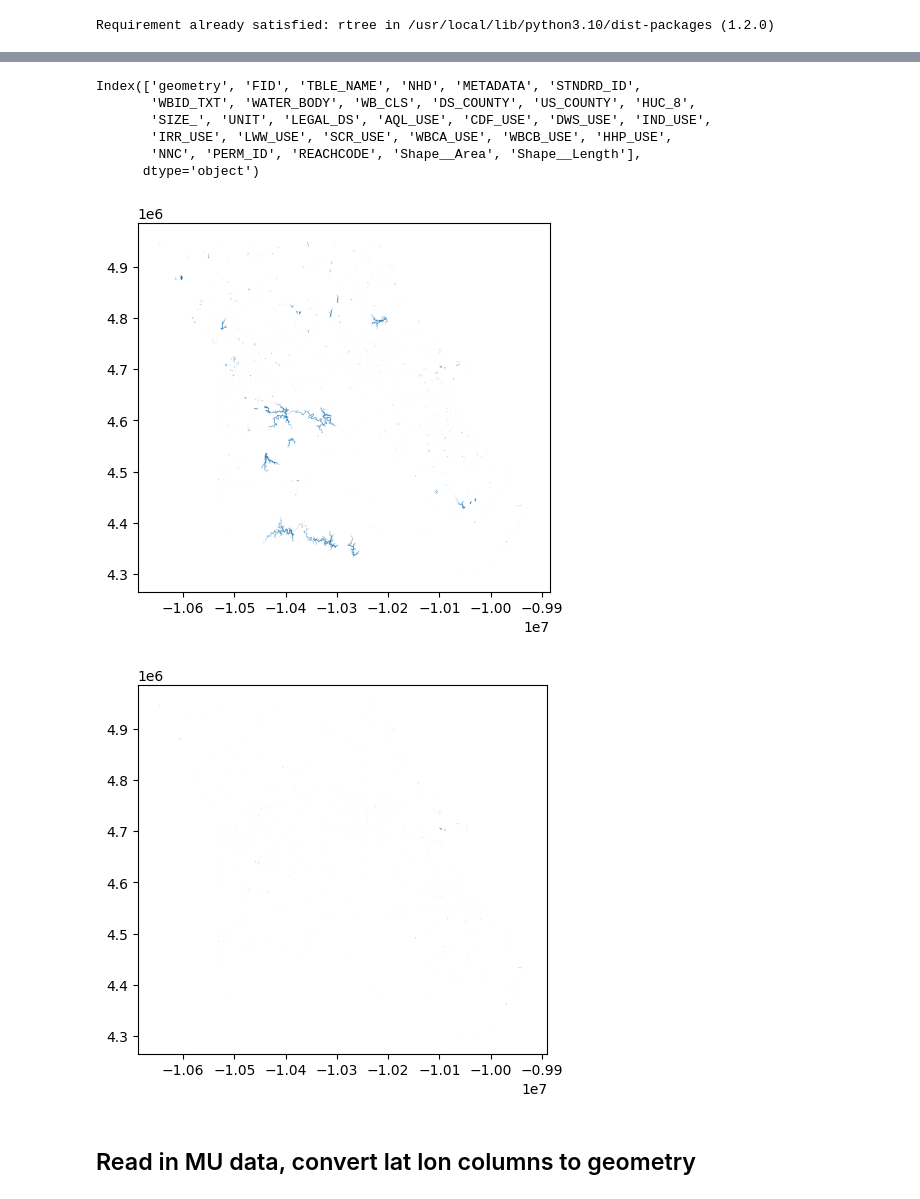
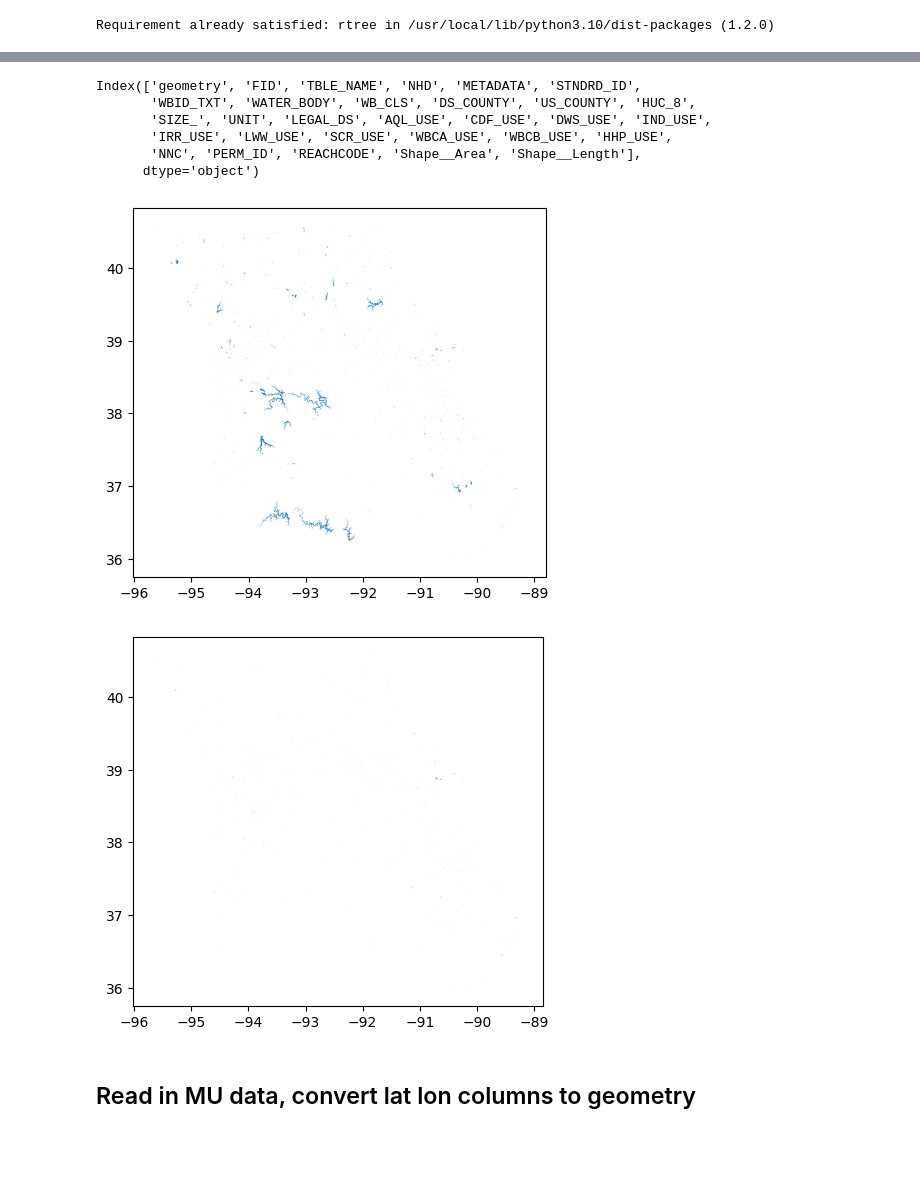
Before and after one commit to gsilsbe/Missouri_Reservoirs, a Jupyter notebook: match_MU_to_DNR_WBID_7630.ipynb, the cells around one changed output, grey strips where cells are left out. Saved outputs shown, nothing was run; the diff lists cells and outputs as text; code cells hidden in the pictures; blank space fills up the shorter version.

```diff
--- a/match_MU_to_DNR_WBID_7630.ipynb
+++ b/match_MU_to_DNR_WBID_7630.ipynb
@@ -29,41 +29,41 @@ warnings.filterwarnings("ignore",category=RuntimeWarning)
 MO_DNR = gpd.read_file("MO_2020_WQS_Lake_Classification_and_Use.geojson", driver='GeoJSON')
 MO_DNR = MO_DNR.drop(columns="EVENTDAT").drop(columns="REACHSMDAT").round(0)
 MO_DNR_7630 = MO_DNR[MO_DNR["WATER_BODY"] =="100K Extent-Remaining Lakes"]
-MO_DNR = MO_DNR.to_crs(crs=3857)
-MO_DNR_7630 = MO_DNR_7630.to_crs(crs=3857)
+MO_DNR = MO_DNR.to_crs(crs=4326)
+MO_DNR_7630 = MO_DNR_7630.to_crs(crs=4326)
 MO_DNR = MO_DNR.dissolve(by="WBID")
 # Plot
 MO_DNR.plot()
 MO_DNR_7630.plot()
 
 # Column names
 MO_DNR.keys()
 # %% [output]
 WARNING:fiona.ogrext:Expecting property name enclosed in double quotes: line 1 column 2 (char 1)
 WARNING:fiona.ogrext:Expecting property name enclosed in double quotes: line 1 column 2 (char 1)
 WARNING:fiona.ogrext:Expecting property name enclosed in double quotes: line 1 column 2 (char 1)
 WARNING:fiona.ogrext:Expecting property name enclosed in double quotes: line 1 column 2 (char 1)
 WARNING:fiona.ogrext:Expecting property name enclosed in double quotes: line 1 column 2 (char 1)
 WARNING:fiona.ogrext:Expecting property name enclosed in double quotes: line 1 column 2 (char 1)
 WARNING:fiona.ogrext:Expecting property name enclosed in double quotes: line 1 column 2 (char 1)
 WARNING:fiona.ogrext:Expecting property name enclosed in double quotes: line 1 column 2 (char 1)
 WARNING:fiona.ogrext:Expecting property name enclosed in double quotes: line 1 column 2 (char 1)
 WARNING:fiona.ogrext:Expecting property name enclosed in double quotes: line 1 column 2 (char 1)
 WARNING:fiona.ogrext:Expecting property name enclosed in double quotes: line 1 column 2 (char 1)
 WARNING:fiona.ogrext:Expecting property name enclosed in double quotes: line 1 column 2 (char 1)
 ... (858 lines left out)
 WARNING:fiona.ogrext:Expecting property name enclosed in double quotes: line 1 column 2 (char 1)
 WARNING:fiona.ogrext:Expecting property name enclosed in double quotes: line 1 column 2 (char 1)
 WARNING:fiona.ogrext:Expecting property name enclosed in double quotes: line 1 column 2 (char 1)
 WARNING:fiona.ogrext:Expecting property name enclosed in double quotes: line 1 column 2 (char 1)
 Index(['geometry', 'FID', 'TBLE_NAME', 'NHD', 'METADATA', 'STNDRD_ID',
        'WBID_TXT', 'WATER_BODY', 'WB_CLS', 'DS_COUNTY', 'US_COUNTY', 'HUC_8',
        'SIZE_', 'UNIT', 'LEGAL_DS', 'AQL_USE', 'CDF_USE', 'DWS_USE', 'IND_USE',
        'IRR_USE', 'LWW_USE', 'SCR_USE', 'WBCA_USE', 'WBCB_USE', 'HHP_USE',
        'NNC', 'PERM_ID', 'REACHCODE', 'Shape__Area', 'Shape__Length'],
       dtype='object')
-[figure, old version]
+[figure, new version]
-[figure, old version]
+[figure, new version]
 # %% [markdown]
 ## Read in MU data, convert lat lon columns to geometry
 # %%
```
Also changed, not shown: parts of 4 cells of this notebook.
